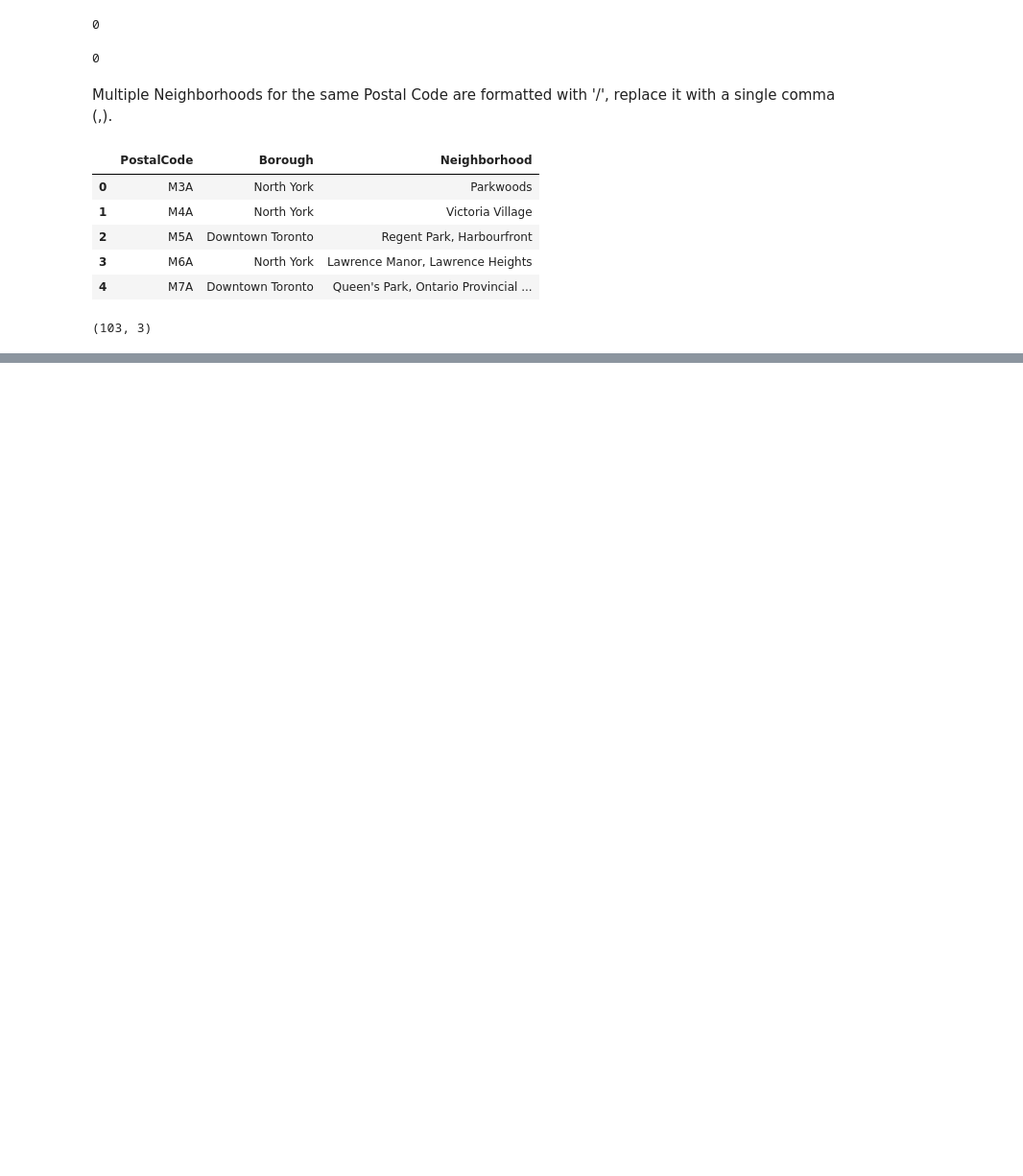
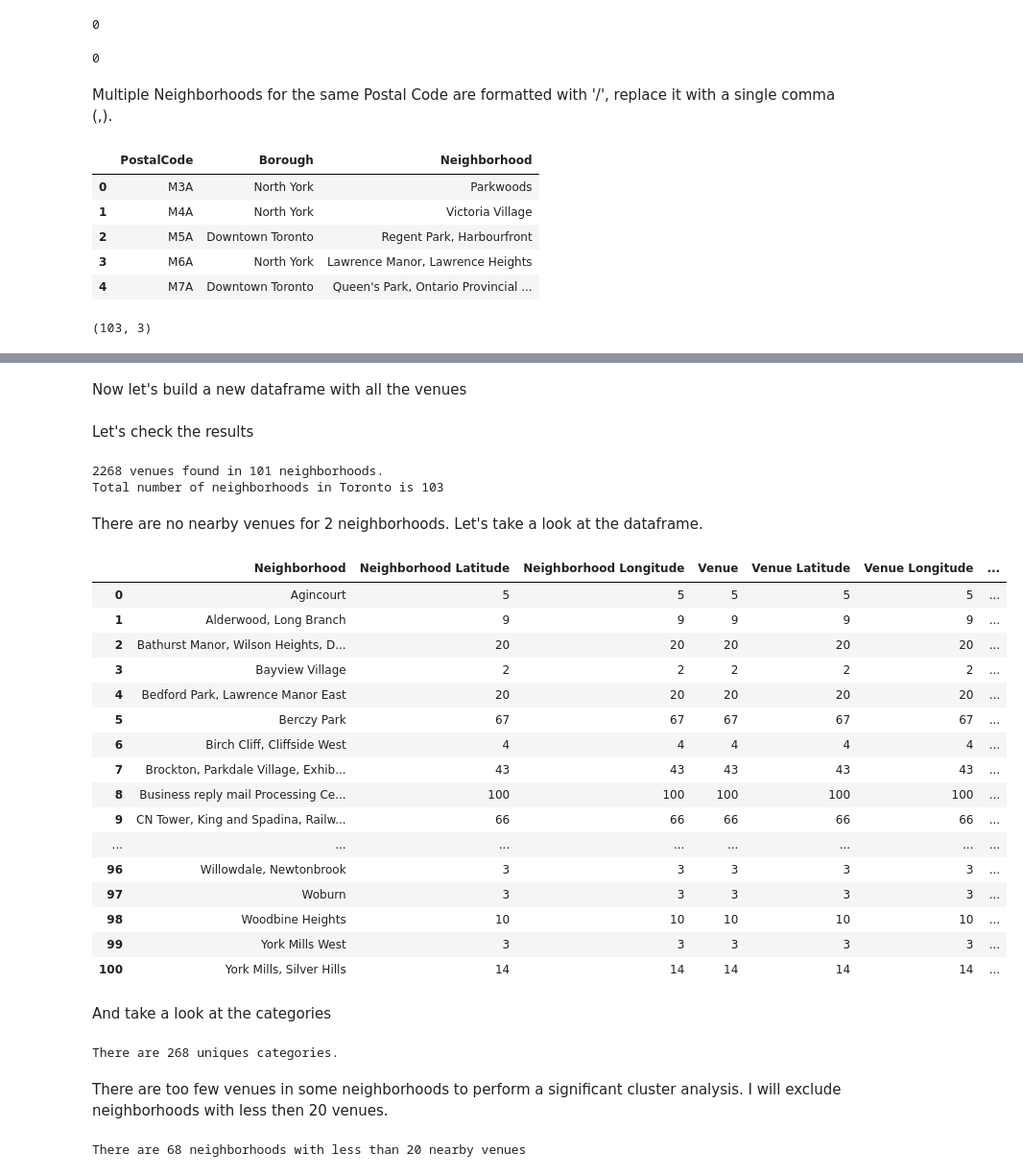
Before and after one commit to luciovaloroso/Coursera_Capstone, a Jupyter notebook: Toronto Neighborhoods.ipynb, the cells around one changed output, grey strips where cells are left out. Shown at 96% size. Cells and saved outputs as stored; diff of their text form; code cells hidden in the pictures; blank space fills up the shorter version.

```diff
--- a/Toronto Neighborhoods.ipynb
+++ b/Toronto Neighborhoods.ipynb
@@ -111,0 +180,19 @@ postal_codes.head(12)
+# %%
+# create map of Toronto using latitude and longitude values
+map_toronto_full = folium.Map(location=[latitude, longitude], zoom_start=10)
+
+# add markers to map
+for lat, lng, borough, neighborhood in zip(postal_codes['Latitude'], postal_codes['Longitude'], postal_codes['Borough'], postal_codes['Neighborhood']):
+    label = '{}, {}'.format(neighborhood, borough)
+    label = folium.Popup(label, parse_html=True)
+    folium.CircleMarker(
+        [lat, lng],
+        radius=5,
+        popup=label,
+        color='blue',
+        fill=True,
+        fill_color='#3186cc',
+        fill_opacity=0.7,
+        parse_html=False).add_to(map_toronto_full)
+
+map_toronto_full
@@ -111,0 +201,3 @@ postal_codes.head(12)
+# %%
+toronto_data = postal_codes.copy()
+toronto_data.shape
@@ -111,0 +208,8 @@ postal_codes.head(12)
+# %%
+CLIENT_ID = 'QJ1PBI3IOFN5VJL5UCNGYC5NM5JVEXMUJP5VLXIE0V4VAT4S' #  Foursquare ID
+CLIENT_SECRET = 'EVQVSSLLIO0RMLFEZMGBRZ2PTE4V2O2ZZ2JYDDYMOPZ5HCAP' #  Foursquare Secret
+VERSION = '20180605' # Foursquare API version
+
+print('credentials:')
+print('CLIENT_ID: ' + CLIENT_ID)
+print('CLIENT_SECRET:' + CLIENT_SECRET)
@@ -111,0 +275,50 @@ postal_codes.head(12)
+# %% [markdown]
+Now let's build a new dataframe with all the venues
+# %%
+toronto_venues = getNearbyVenues(names=toronto_data['Neighborhood'],
+                                   latitudes=toronto_data['Latitude'],
+                                   longitudes=toronto_data['Longitude'])
+# %% [markdown]
+Let's check the results
+# %%
+print(str(toronto_venues.shape[0]) + ' venues found in ' + str(toronto_venues.groupby('Neighborhood')['Neighborhood'].nunique().count()) + ' neighborhoods.')
+print('Total number of neighborhoods in Toronto is ' + str(toronto_data.shape[0]))
+# %% [output]
+2268 venues found in 101 neighborhoods.
+Total number of neighborhoods in Toronto is 103
+# %% [markdown]
+There are no nearby venues for 2 neighborhoods. Let's take a look at the dataframe.
+# %%
+grouped_toronto_venues = toronto_venues.groupby('Neighborhood').count().reset_index()
+grouped_toronto_venues
+# %% [output]
+|  | Neighborhood | Neighborhood Latitude | Neighborhood Longitude | Venue | Venue Latitude | Venue Longitude | ... |
+| 0 | Agincourt | 5 | 5 | 5 | 5 | 5 | ... |
+| 1 | Alderwood, Long Branch | 9 | 9 | 9 | 9 | 9 | ... |
+| 2 | Bathurst Manor, Wilson Heights, D... | 20 | 20 | 20 | 20 | 20 | ... |
+| 3 | Bayview Village | 2 | 2 | 2 | 2 | 2 | ... |
+| 4 | Bedford Park, Lawrence Manor East | 20 | 20 | 20 | 20 | 20 | ... |
+| 5 | Berczy Park | 67 | 67 | 67 | 67 | 67 | ... |
+| 6 | Birch Cliff, Cliffside West | 4 | 4 | 4 | 4 | 4 | ... |
+| 7 | Brockton, Parkdale Village, Exhib... | 43 | 43 | 43 | 43 | 43 | ... |
+| 8 | Business reply mail Processing Ce... | 100 | 100 | 100 | 100 | 100 | ... |
+| 9 | CN Tower, King and Spadina, Railw... | 66 | 66 | 66 | 66 | 66 | ... |
+| ... | ... | ... | ... | ... | ... | ... | ... |
+| 96 | Willowdale, Newtonbrook | 3 | 3 | 3 | 3 | 3 | ... |
+| 97 | Woburn | 3 | 3 | 3 | 3 | 3 | ... |
+| 98 | Woodbine Heights | 10 | 10 | 10 | 10 | 10 | ... |
+| 99 | York Mills West | 3 | 3 | 3 | 3 | 3 | ... |
+| 100 | York Mills, Silver Hills | 14 | 14 | 14 | 14 | 14 | ... |
+# %% [markdown]
+And take a look at the categories
+# %%
+print('There are {} uniques categories.'.format(len(toronto_venues['Venue Category'].unique())))
+# %% [output]
+There are 268 uniques categories.
+# %% [markdown]
+There are too few venues in some neighborhoods to perform a significant cluster analysis. I will exclude neighborhoods with less then 20 venues.
+# %%
+too_few = grouped_toronto_venues[grouped_toronto_venues['Venue'] < 20].reset_index()
+print('There are ' + str(too_few.shape[0]) + ' neighborhoods with less than 20 nearby venues')
+# %% [output]
+There are 68 neighborhoods with less than 20 nearby venues
```
Also changed, not shown: parts of 71 cells of this notebook.
